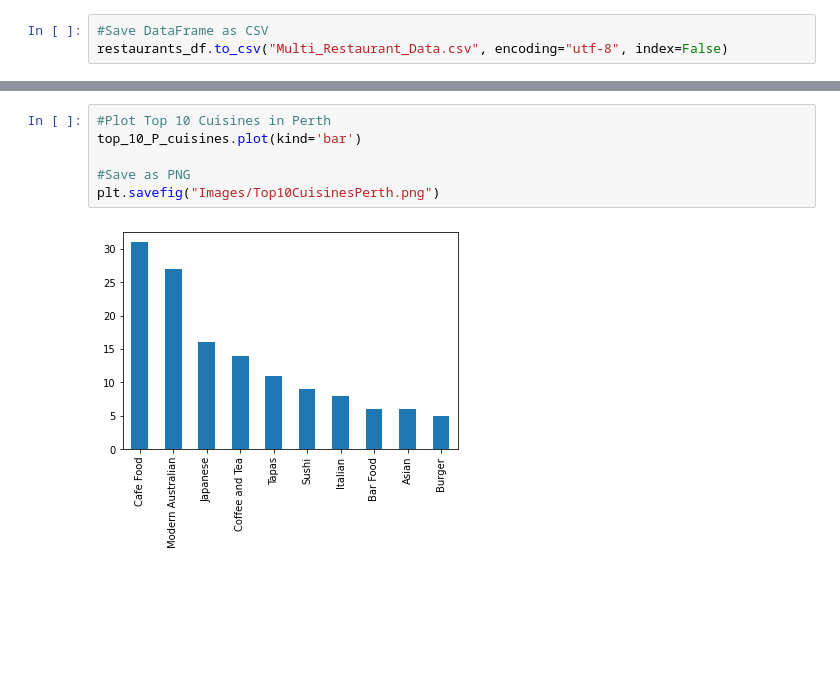
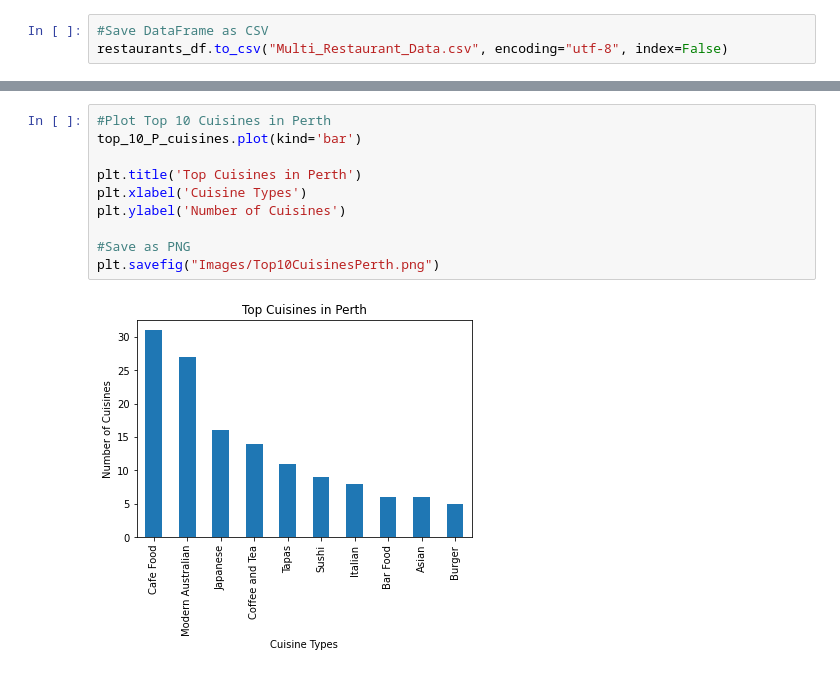
Before and after one commit to bradsmith87/project-week-1, a Jupyter notebook: DataFrames_with_Plots.ipynb, the cells around one changed output, grey strips where cells are left out. Cells and saved outputs as stored; diff of their text form; blank space fills up the shorter version.

```diff
--- a/DataFrames_with_Plots.ipynb
+++ b/DataFrames_with_Plots.ipynb
@@ -287,11 +324,15 @@ Name: Cuisine, dtype: int64
 # %%
 #Plot Top 10 Cuisines in Perth
 top_10_P_cuisines.plot(kind='bar')
 
+plt.title('Top Cuisines in Perth')
+plt.xlabel('Cuisine Types')
+plt.ylabel('Number of Cuisines')
+
 #Save as PNG
 plt.savefig("Images/Top10CuisinesPerth.png")
 # %% [output]
-[figure, old version]
+[figure, new version]
 # %%
 #Get Top Restaurants in Melbourne
 melbourne_top = reshaped_df.loc[reshaped_df["City"]=="Melbourne"]
```
Also changed, not shown: parts of 25 cells of this notebook, 10 other files.
